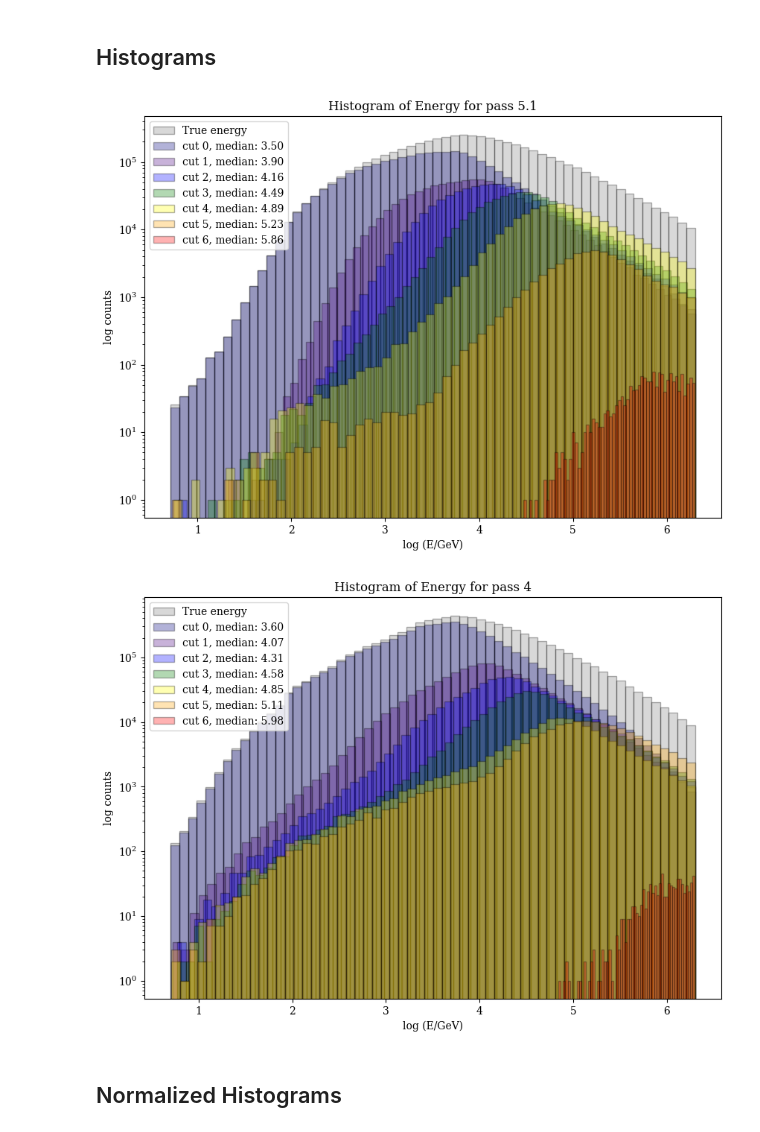
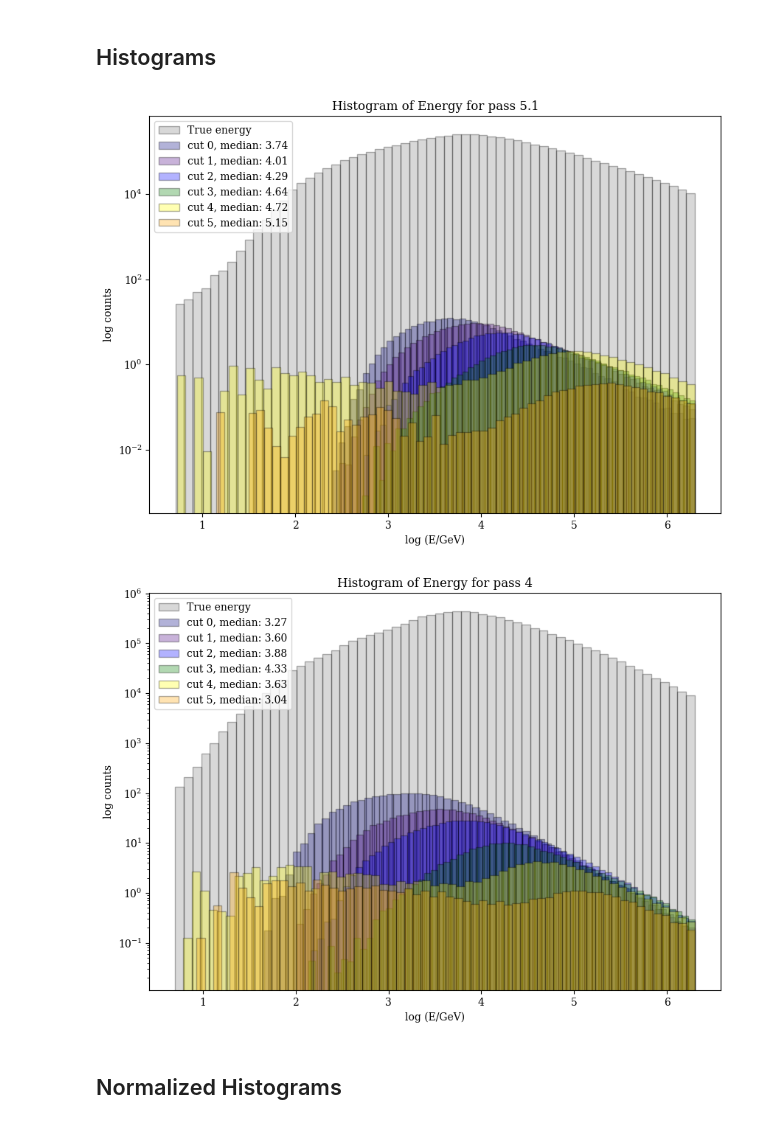
Before and after one commit to riyakore/WIPAC, a Jupyter notebook: Monte_Carlo_Data.ipynb, the cells around one changed output. Saved outputs shown, nothing was run; the diff lists cells and outputs as text; code cells hidden in the pictures.

```diff
--- a/Monte_Carlo_Data.ipynb
+++ b/Monte_Carlo_Data.ipynb
@@ -283,7 +283,7 @@ def make_energy_histo(rec_energy, zenith_angle, energy_weights, pinc_data, true_
                       ,nhitmax=3.1 ,title="HAWC Energy Response"):
 
     coszen_bins = np.linspace(0.5,1,bin_sizes['coszen'])
-    hit_bins = np.linspace(1.7,3.0,bin_sizes['nhit'])
+    hit_bins = np.linspace(1.7,3.1,bin_sizes['nhit'])
     ebins = np.linspace(emin, emax, bin_sizes['energy'])
     nx, ny, ne = len(coszen_bins)-1, len(hit_bins)-1, len(ebins)-1
 
@@ -334,7 +334,7 @@ def make_energy_histo(rec_energy, zenith_angle, energy_weights, pinc_data, true_
     # print(X.shape)
     p = ax.pcolor(X, Y, energies.T, cmap=cmap, vmin=ebins[0], vmax=ebins[-1])
     #cx = ax.contour(X_c, Y_c, energies.T, np.log10([2e3, 3e3, 4.4e3, 7e3, 11e3, 19e3, 3e4, 7e4, 9e4]))
-    cx = ax.contour(X_c, Y_c, energies.T, [3.5, 3.75, 4, 4.5, 5, 5.25, 5.5])
+    cx = ax.contour(X_c, Y_c, energies.T, [3.0, 3.5, 3.75, 4, 4.5, 5, 5.25, 5.5])
     # print(cx.collections[0].get_paths())
     cb = fig.colorbar(p, ax=ax, ticks=ebins)
     cb.ax.set_yticklabels(['%.2f' % ebin for ebin in ebins])
@@ -390,6 +390,7 @@ dict_keys(['zenith', 'nHit', 'pinc', 'true energy', 'rec nn energy', 'rec proton
 # %%
 def polynomial_func(lines_dict, zenith):
     vertices_dict = {}
+    coeff = []
     for i, line in enumerate(lines_dict.keys()):
         x_data = lines_dict[line][0]
         y_data = lines_dict[line][1]
@@ -399,9 +400,13 @@ def polynomial_func(lines_dict, zenith):
 
         # using a degree 3 polynomial - try with degree 2 or 4 also to see accuracy
         p = np.polyfit(x_data, y_data, 2)
-        x_fit = np.cos(zenith)
-        y_fit = np.zeros_like(x_fit)
-        for j in range(len(p)):
-            y_fit += p[j] * (x_fit ** (len(p) - 1 - j))
-        vertices_dict[f'line{i}'] = (x_fit, y_fit)
-    return vertices_dict
+        coeff.append(p)
+    return coeff
+
+
+def get_y(x, p):
+    y = np.zeros_like(x)
+    for j in range(len(p)):
+        y += p[j] * (x ** (len(p) - 1 - j))
+    # vertices_dict[f'line{i}'] = (x_fit, y_fit)
+    return y
@@ -518,14 +546,14 @@ vertices_dict_5
 m1_cuts_dict = {}
 
 def create_cuts_m1(data, nHit, vertices_dict):
-    for i in range(len(vertices_dict)):
+    for i in range(1,len(vertices_dict)):
         # x_data = vertices_dict[f'line{i}'][0]
         y_data = vertices_dict[f'line{i}'][1]
 
-        if i == 0:
-            # very first cut
-            m1_cuts_dict[f'cut{i}'] = np.log10(nHit) < y_data
-        elif i == len(vertices_dict) - 1:
+        # if i == 0:
+        #     # very first cut
+        #     continue
+        if i == len(vertices_dict) - 1:
             # last cut
             m1_cuts_dict[f'cut{i}'] = np.log10(nHit) > y_data
         else:
@@ -539,7 +567,7 @@ def create_cuts_m1(data, nHit, vertices_dict):
             )
 
     data_cuts = []
-    for i in range(len(m1_cuts_dict)):
+    for i in range(1, len(m1_cuts_dict)):
         data_cut = data[m1_cuts_dict[f'cut{i}']]
         data_cuts.append(data_cut)
 
@@ -822,12 +838,12 @@ hist_colors_m1 = ['navy', 'indigo', 'blue', 'green', 'yellow', 'orange', 'red',
 # for method 2, we have 7 cuts
 hist_colors_m2 = ['violet', 'indigo', 'blue', 'green', 'yellow', 'orange', 'red']
 
-def make_histogram(true_energy, energy_cuts, hist_colors, title):
+def make_histogram(true_energy, energy_cuts, weights_cuts, hist_colors, title):
     plt.figure(figsize = (10,7))
-    plt.hist(true_energy, bins = 60, histtype = 'bar', alpha = 0.3, label = "True energy", edgecolor='black', color='grey')
-    for i, (cut, color) in enumerate(zip(energy_cuts,hist_colors)):
-        plt.hist(cut, bins = 60, histtype = 'bar', alpha = 0.3, label = f"cut {i}, median: {np.median(cut):.2f}",
-                 edgecolor='black', color = color)
+    plt.hist(true_energy, bins = 60, histtype = 'bar', alpha = 0.3, label = "True energy", edgecolor='black', color='grey' )
+    for i, (cut, weight, color) in enumerate(zip(energy_cuts,weights_cuts,hist_colors)):
+        plt.hist(cut, bins = 60, histtype = 'bar', alpha = 0.3, label = f"cut {i}, median: {weighted_quantile(cut, 0.5, sample_weight = weight):.2f}",
+                 edgecolor='black', color = color, weights = weight)
 
     plt.title(title)
     plt.xlabel("log (E/GeV)")
@@ -871,13 +886,13 @@ energy_zenith_plot(rec_energies, rec_weights, rec_zeniths, zbins, colors, titles
 # %% [markdown]
 ## Histograms
 # %%
-make_histogram(pass_5_dict['true energy'],rec_energy_cuts_5, hist_colors_m1, "Histogram of Energy for pass 5.1" )
+make_histogram(pass_5_dict['true energy'],rec_energy_cuts_5, rec_weights_cuts_5 ,hist_colors_m1, "Histogram of Energy for pass 5.1" )
 # %% [output]
-[figure, old version]
+[figure, new version]
 # %%
-make_histogram(pass_4_dict['true energy'],rec_energy_cuts_4, hist_colors_m1, "Histogram of Energy for pass 4" )
+make_histogram(pass_4_dict['true energy'],rec_energy_cuts_4, rec_weights_cuts_4, hist_colors_m1, "Histogram of Energy for pass 4" )
 # %% [output]
-[figure, old version]
+[figure, new version]
 # %% [markdown]
 ## Normalized Histograms
 # %%
```
Also changed, not shown: parts of 19 cells of this notebook.
